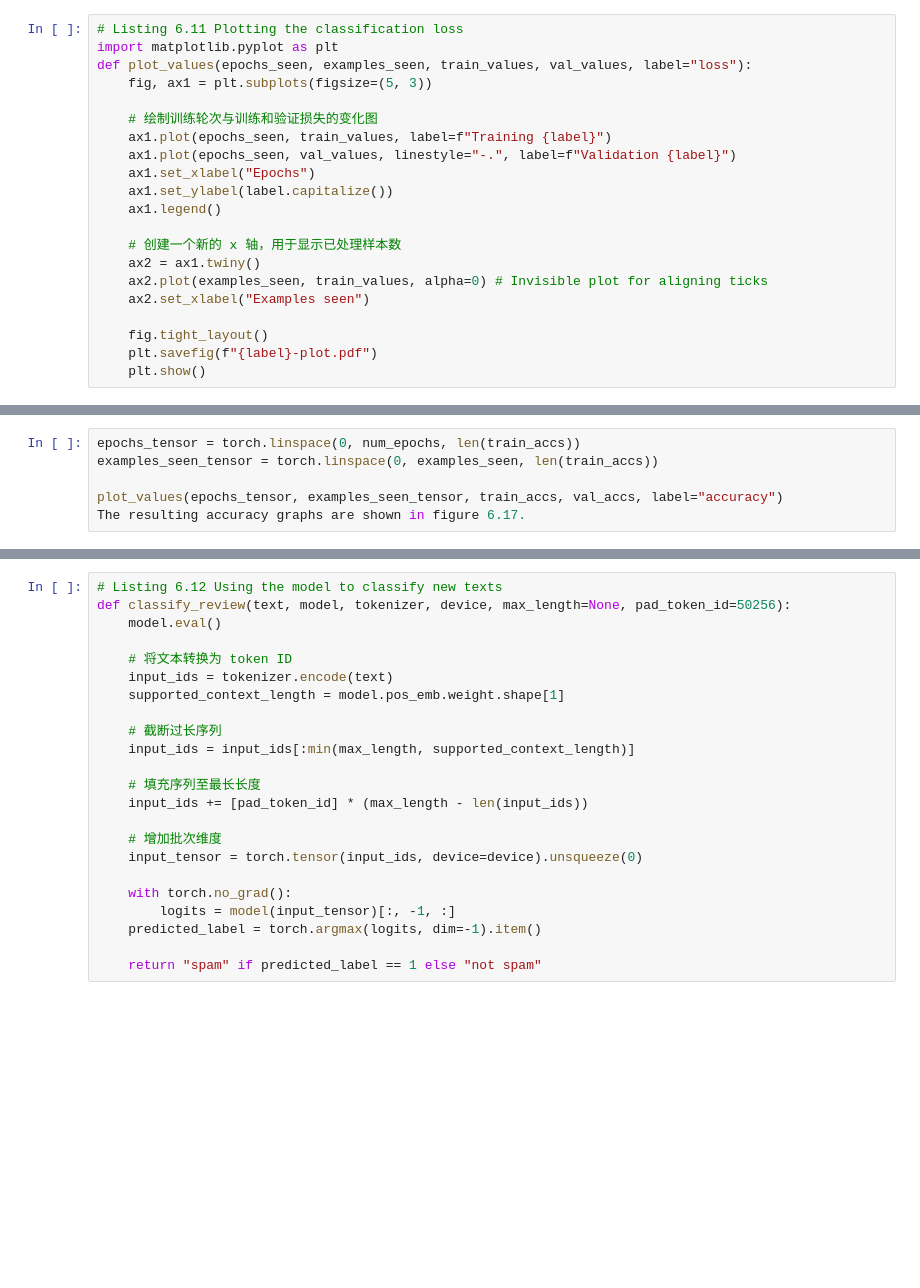
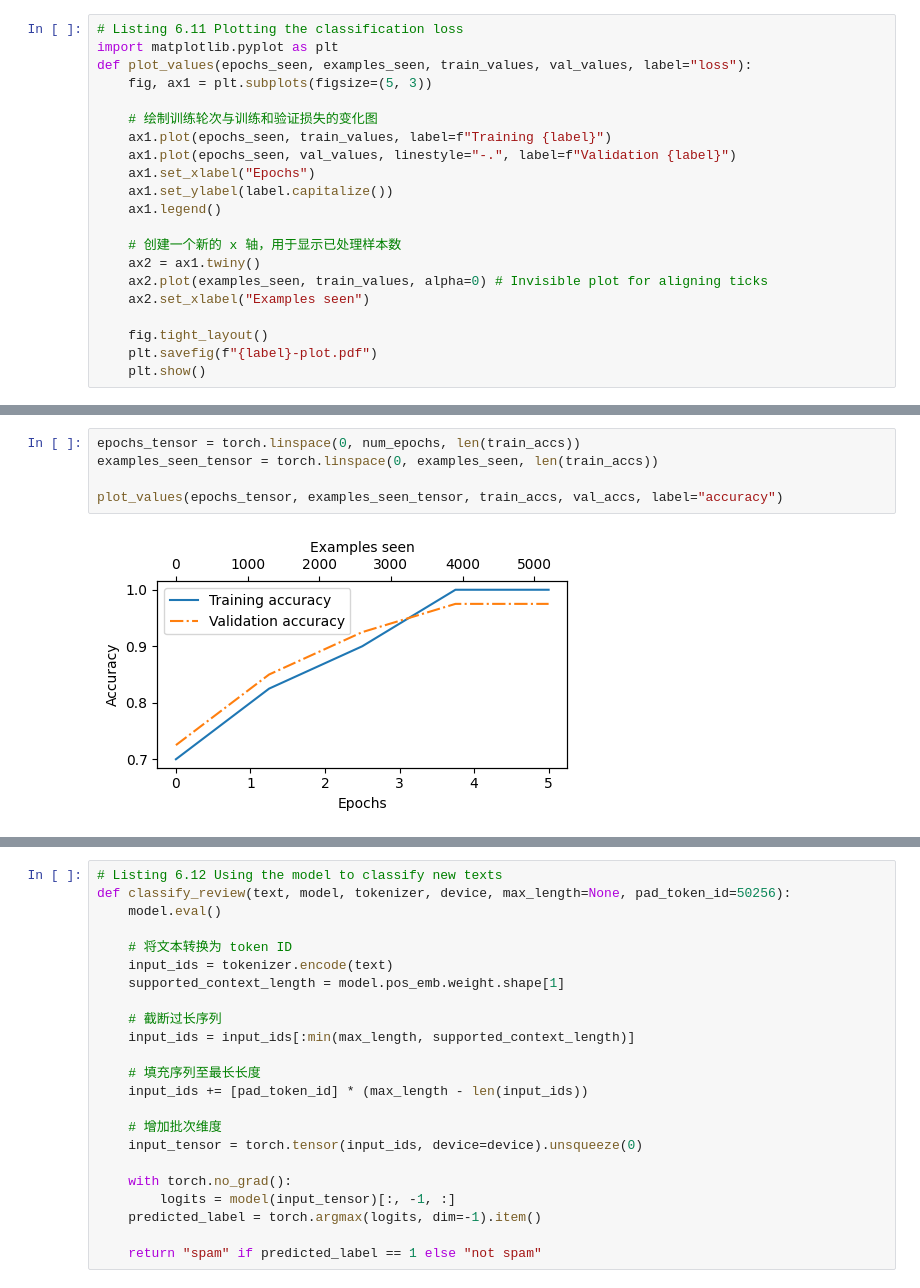
Before and after one commit to NoyeArk/Build-A-Large-Language-Model-CN-Jupyter, a Jupyter notebook: notebook/6.用于分类任务的微调.ipynb, the cells around one changed output, grey strips where cells are left out. Saved outputs shown, nothing was run; the diff lists cells and outputs as text; blank space fills up the shorter version.

```diff
--- a/notebook/6.用于分类任务的微调.ipynb
+++ b/notebook/6.用于分类任务的微调.ipynb
@@ -919,9 +918,10 @@ plot_values(epochs_tensor, examples_seen_tensor, train_losses, val_losses)
 # %%
 epochs_tensor = torch.linspace(0, num_epochs, len(train_accs))
 examples_seen_tensor = torch.linspace(0, examples_seen, len(train_accs))
 
 plot_values(epochs_tensor, examples_seen_tensor, train_accs, val_accs, label="accuracy")
-The resulting accuracy graphs are shown in figure 6.17.
+# %% [output]
+[figure, added]
 # %% [markdown]
 <img src="../Image/chapter6/figure6.17.png" width="75%" />
 
```
Also changed, not shown: parts of 4 cells of this notebook, 6 other files.
